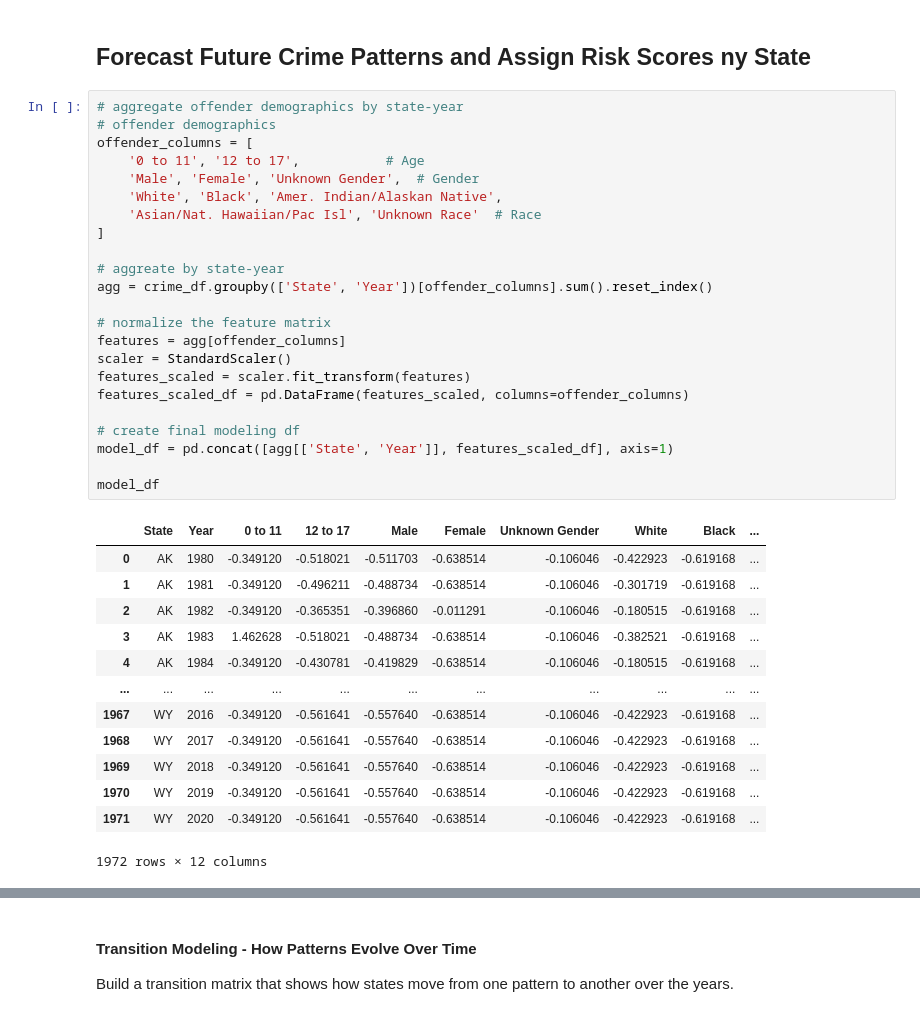
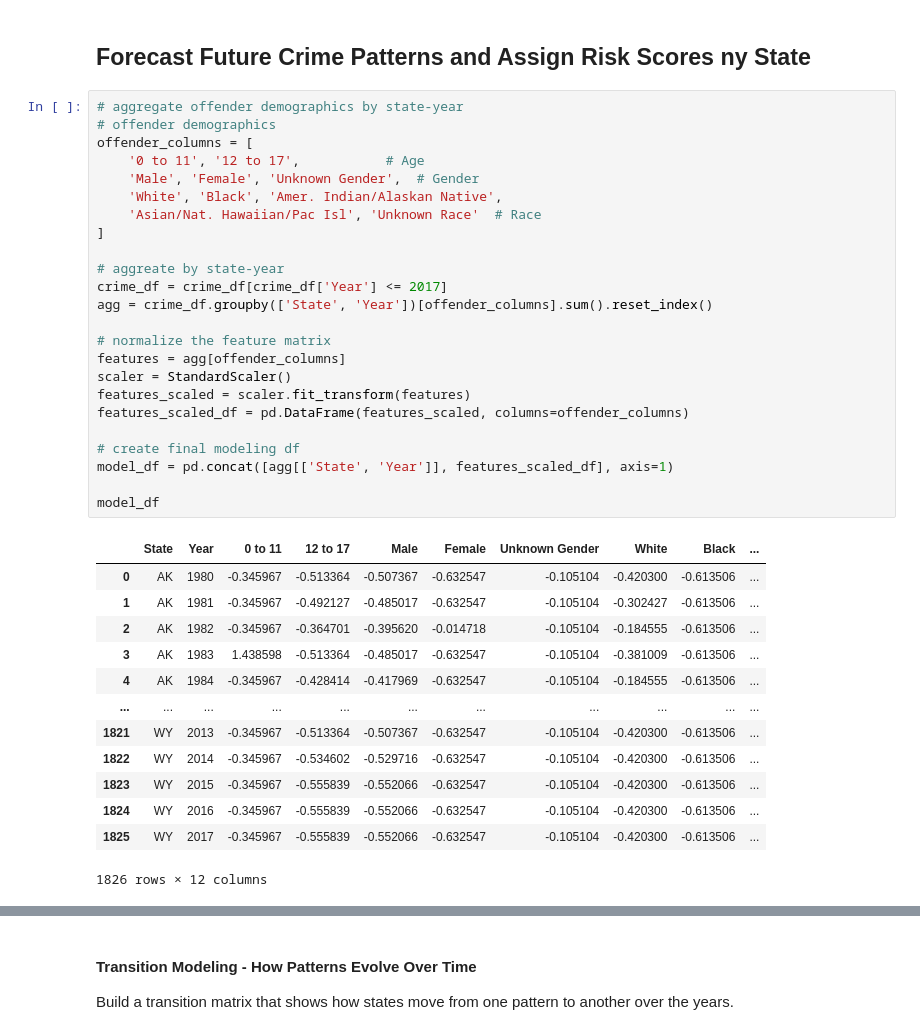
Before and after one commit to nsano1/CSE572FinalProject, a Jupyter notebook: spatial_analysis.ipynb, the cells around one changed output, grey strips where cells are left out. Cells and saved outputs as stored; diff of their text form.

```diff
--- a/spatial_analysis.ipynb
+++ b/spatial_analysis.ipynb
@@ -116,40 +116,41 @@ HBox(children=(VBox(children=(HTML(value='<b>Select Filters</b>', layout=Layout(
 # %%
 # aggregate offender demographics by state-year
 # offender demographics
 offender_columns = [
     '0 to 11', '12 to 17',           # Age
     'Male', 'Female', 'Unknown Gender',  # Gender
     'White', 'Black', 'Amer. Indian/Alaskan Native',
     'Asian/Nat. Hawaiian/Pac Isl', 'Unknown Race'  # Race
 ]
 
 # aggreate by state-year
+crime_df = crime_df[crime_df['Year'] <= 2017]
 agg = crime_df.groupby(['State', 'Year'])[offender_columns].sum().reset_index()
 
 # normalize the feature matrix
 features = agg[offender_columns]
 scaler = StandardScaler()
 features_scaled = scaler.fit_transform(features)
 features_scaled_df = pd.DataFrame(features_scaled, columns=offender_columns)
 
 # create final modeling df
 model_df = pd.concat([agg[['State', 'Year']], features_scaled_df], axis=1)
 
 model_df
 # %% [output]
 |  | State | Year | 0 to 11 | 12 to 17 | Male | Female | Unknown Gender | White | Black | ... |
-| 0 | AK | 1980 | -0.349120 | -0.518021 | -0.511703 | -0.638514 | -0.106046 | -0.422923 | -0.619168 | ... |
-| 1 | AK | 1981 | -0.349120 | -0.496211 | -0.488734 | -0.638514 | -0.106046 | -0.301719 | -0.619168 | ... |
-| 2 | AK | 1982 | -0.349120 | -0.365351 | -0.396860 | -0.011291 | -0.106046 | -0.180515 | -0.619168 | ... |
-| 3 | AK | 1983 | 1.462628 | -0.518021 | -0.488734 | -0.638514 | -0.106046 | -0.382521 | -0.619168 | ... |
-| 4 | AK | 1984 | -0.349120 | -0.430781 | -0.419829 | -0.638514 | -0.106046 | -0.180515 | -0.619168 | ... |
+| 0 | AK | 1980 | -0.345967 | -0.513364 | -0.507367 | -0.632547 | -0.105104 | -0.420300 | -0.613506 | ... |
+| 1 | AK | 1981 | -0.345967 | -0.492127 | -0.485017 | -0.632547 | -0.105104 | -0.302427 | -0.613506 | ... |
+| 2 | AK | 1982 | -0.345967 | -0.364701 | -0.395620 | -0.014718 | -0.105104 | -0.184555 | -0.613506 | ... |
+| 3 | AK | 1983 | 1.438598 | -0.513364 | -0.485017 | -0.632547 | -0.105104 | -0.381009 | -0.613506 | ... |
+| 4 | AK | 1984 | -0.345967 | -0.428414 | -0.417969 | -0.632547 | -0.105104 | -0.184555 | -0.613506 | ... |
 | ... | ... | ... | ... | ... | ... | ... | ... | ... | ... | ... |
-| 1967 | WY | 2016 | -0.349120 | -0.561641 | -0.557640 | -0.638514 | -0.106046 | -0.422923 | -0.619168 | ... |
-| 1968 | WY | 2017 | -0.349120 | -0.561641 | -0.557640 | -0.638514 | -0.106046 | -0.422923 | -0.619168 | ... |
-| 1969 | WY | 2018 | -0.349120 | -0.561641 | -0.557640 | -0.638514 | -0.106046 | -0.422923 | -0.619168 | ... |
-| 1970 | WY | 2019 | -0.349120 | -0.561641 | -0.557640 | -0.638514 | -0.106046 | -0.422923 | -0.619168 | ... |
-| 1971 | WY | 2020 | -0.349120 | -0.561641 | -0.557640 | -0.638514 | -0.106046 | -0.422923 | -0.619168 | ... |
+| 1821 | WY | 2013 | -0.345967 | -0.513364 | -0.507367 | -0.632547 | -0.105104 | -0.420300 | -0.613506 | ... |
+| 1822 | WY | 2014 | -0.345967 | -0.534602 | -0.529716 | -0.632547 | -0.105104 | -0.420300 | -0.613506 | ... |
+| 1823 | WY | 2015 | -0.345967 | -0.555839 | -0.552066 | -0.632547 | -0.105104 | -0.420300 | -0.613506 | ... |
+| 1824 | WY | 2016 | -0.345967 | -0.555839 | -0.552066 | -0.632547 | -0.105104 | -0.420300 | -0.613506 | ... |
+| 1825 | WY | 2017 | -0.345967 | -0.555839 | -0.552066 | -0.632547 | -0.105104 | -0.420300 | -0.613506 | ... |
-1972 rows × 12 columns
+1826 rows × 12 columns
 # %%
 # k means clustering
 n_clusters = 5
```
Also changed, not shown: parts of 7 cells of this notebook, 1 other file.
